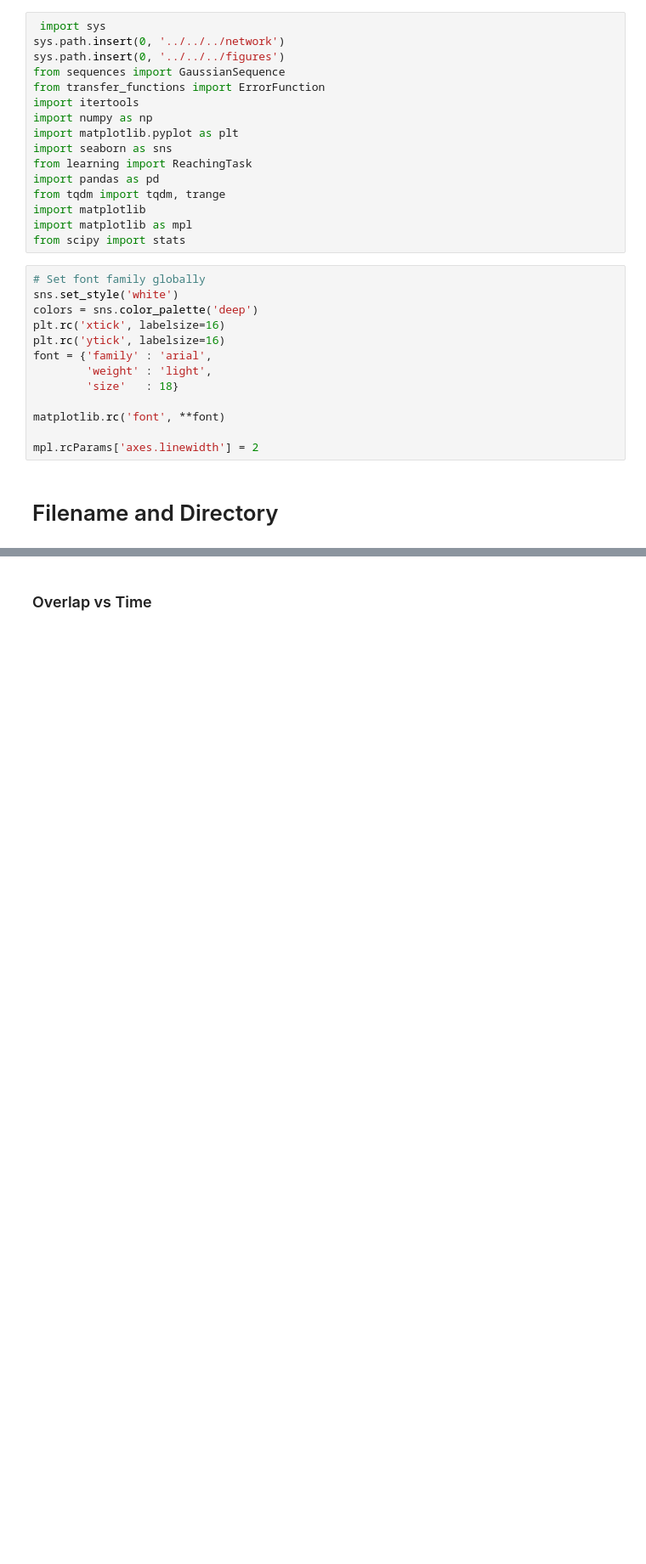
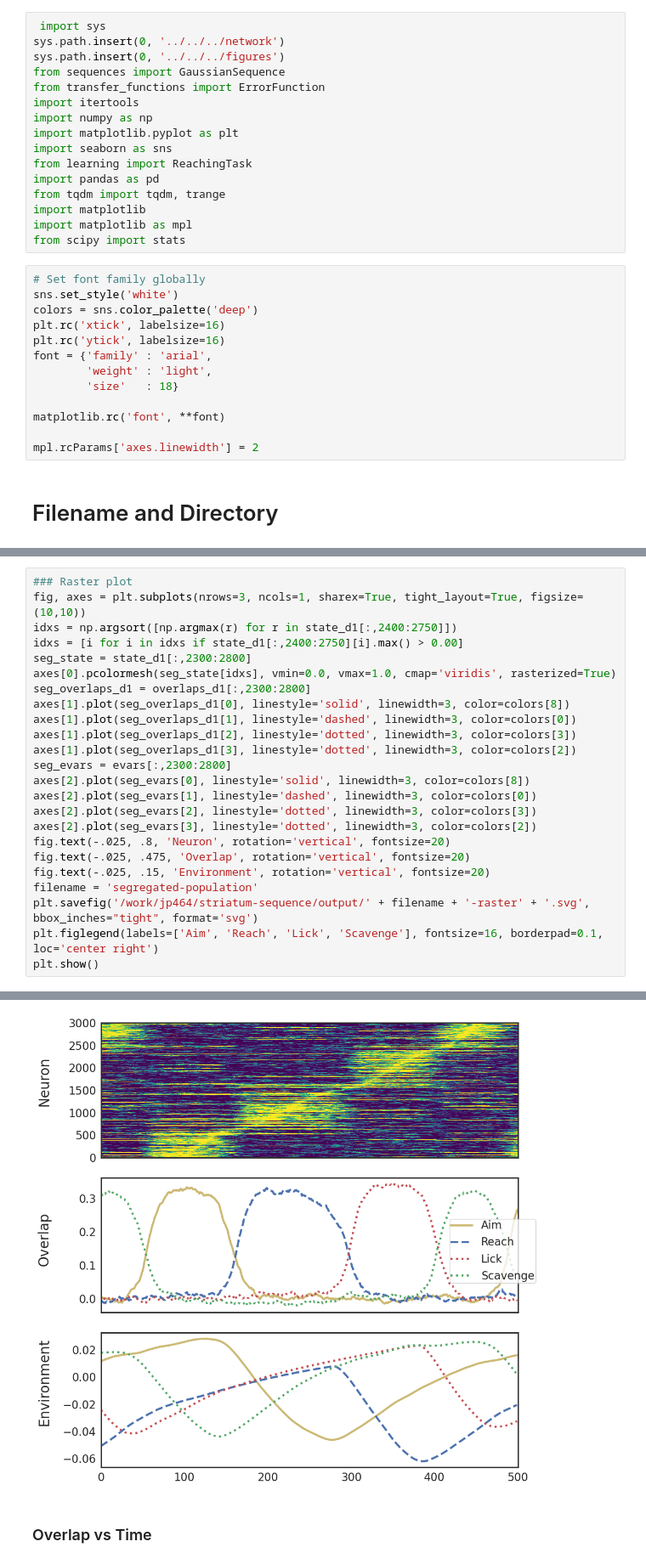
Before and after one commit to jp464/striatal-sequence, a Jupyter notebook: figures/article/1/figure.ipynb, the cells around one changed output, grey strips where cells are left out. Shown at 85% size. Saved outputs shown, nothing was run; the diff lists cells and outputs as text; blank space fills up the shorter version.

```diff
--- a/figures/article/1/figure.ipynb
+++ b/figures/article/1/figure.ipynb
@@ -43,0 +45,25 @@ overlaps_d1 = data['overlaps_d1']
+# %%
+### Raster plot
+fig, axes = plt.subplots(nrows=3, ncols=1, sharex=True, tight_layout=True, figsize=(10,10))
+idxs = np.argsort([np.argmax(r) for r in state_d1[:,2400:2750]])
+idxs = [i for i in idxs if state_d1[:,2400:2750][i].max() > 0.00]
+seg_state = state_d1[:,2300:2800]
+axes[0].pcolormesh(seg_state[idxs], vmin=0.0, vmax=1.0, cmap='viridis', rasterized=True)
+seg_overlaps_d1 = overlaps_d1[:,2300:2800]
+axes[1].plot(seg_overlaps_d1[0], linestyle='solid', linewidth=3, color=colors[8])
+axes[1].plot(seg_overlaps_d1[1], linestyle='dashed', linewidth=3, color=colors[0])
+axes[1].plot(seg_overlaps_d1[2], linestyle='dotted', linewidth=3, color=colors[3])
+axes[1].plot(seg_overlaps_d1[3], linestyle='dotted', linewidth=3, color=colors[2])
+seg_evars = evars[:,2300:2800]
+axes[2].plot(seg_evars[0], linestyle='solid', linewidth=3, color=colors[8])
+axes[2].plot(seg_evars[1], linestyle='dashed', linewidth=3, color=colors[0])
+axes[2].plot(seg_evars[2], linestyle='dotted', linewidth=3, color=colors[3])
+axes[2].plot(seg_evars[3], linestyle='dotted', linewidth=3, color=colors[2])
+fig.text(-.025, .8, 'Neuron', rotation='vertical', fontsize=20)
+fig.text(-.025, .475, 'Overlap', rotation='vertical', fontsize=20)
+fig.text(-.025, .15, 'Environment', rotation='vertical', fontsize=20)
+filename = 'segregated-population'
+plt.savefig('/work/jp464/striatum-sequence/output/' + filename + '-raster' + '.svg', bbox_inches="tight", format='svg')
+plt.figlegend(labels=['Aim', 'Reach', 'Lick', 'Scavenge'], fontsize=16, borderpad=0.1, loc='center right')
+plt.show()
+# %% [output]
@@ -44,3 +87,4 @@ overlaps_d1 = data['overlaps_d1']
+[figure, added]
 # %% [markdown]
 ### Overlap vs Time
 # %%
```
Also changed, not shown: parts of 14 cells of this notebook, 3 other files.
